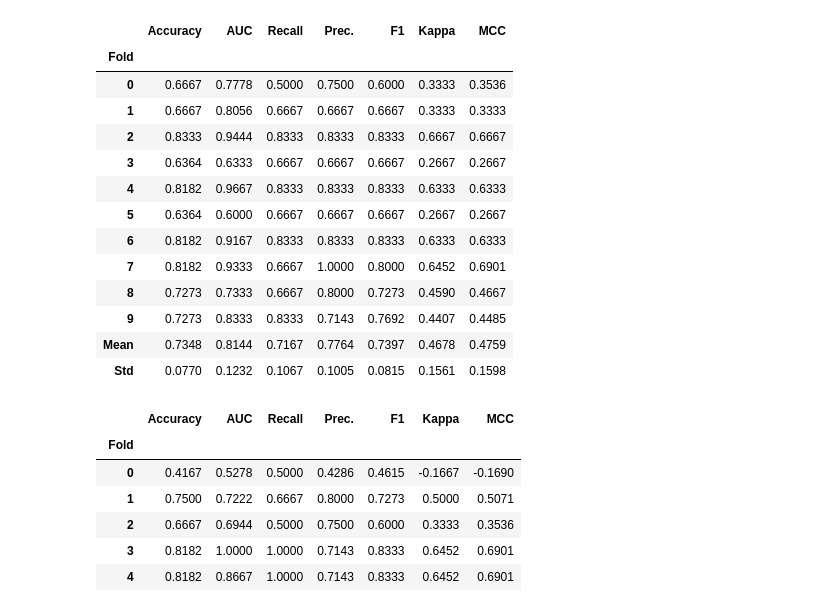
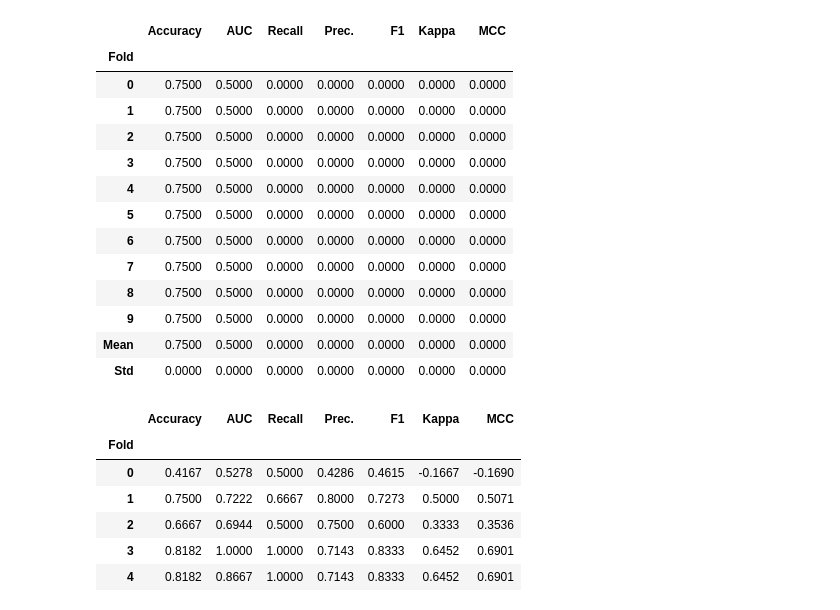
Before and after one commit to GuberXZ/PIC, a Jupyter notebook: Pycaret.ipynb, the cells around one changed output. Drawn from its saved outputs; the diff is of its cells as text; code cells hidden in the pictures.

```diff
--- a/Pycaret.ipynb
+++ b/Pycaret.ipynb
@@ -72,21 +72,21 @@ ExtraTreesClassifier(bootstrap=False, ccp_alpha=0.0, class_weight=None,
                      warm_start=False)
 # %%
-ET_classifier=create_model('et')
+ET_classifier=create_model('dummy')
 # %% [output]
 |  | Accuracy | AUC | Recall | Prec. | F1 | Kappa | MCC |
 | Fold |  |  |  |  |  |  |  |
-| 0 | 0.6667 | 0.7778 | 0.5000 | 0.7500 | 0.6000 | 0.3333 | 0.3536 |
-| 1 | 0.6667 | 0.8056 | 0.6667 | 0.6667 | 0.6667 | 0.3333 | 0.3333 |
-| 2 | 0.8333 | 0.9444 | 0.8333 | 0.8333 | 0.8333 | 0.6667 | 0.6667 |
-| 3 | 0.6364 | 0.6333 | 0.6667 | 0.6667 | 0.6667 | 0.2667 | 0.2667 |
-| 4 | 0.8182 | 0.9667 | 0.8333 | 0.8333 | 0.8333 | 0.6333 | 0.6333 |
-| 5 | 0.6364 | 0.6000 | 0.6667 | 0.6667 | 0.6667 | 0.2667 | 0.2667 |
-| 6 | 0.8182 | 0.9167 | 0.8333 | 0.8333 | 0.8333 | 0.6333 | 0.6333 |
-| 7 | 0.8182 | 0.9333 | 0.6667 | 1.0000 | 0.8000 | 0.6452 | 0.6901 |
-| 8 | 0.7273 | 0.7333 | 0.6667 | 0.8000 | 0.7273 | 0.4590 | 0.4667 |
-| 9 | 0.7273 | 0.8333 | 0.8333 | 0.7143 | 0.7692 | 0.4407 | 0.4485 |
-| Mean | 0.7348 | 0.8144 | 0.7167 | 0.7764 | 0.7397 | 0.4678 | 0.4759 |
-| Std | 0.0770 | 0.1232 | 0.1067 | 0.1005 | 0.0815 | 0.1561 | 0.1598 |
+| 0 | 0.7500 | 0.5000 | 0.0000 | 0.0000 | 0.0000 | 0.0000 | 0.0000 |
+| 1 | 0.7500 | 0.5000 | 0.0000 | 0.0000 | 0.0000 | 0.0000 | 0.0000 |
+| 2 | 0.7500 | 0.5000 | 0.0000 | 0.0000 | 0.0000 | 0.0000 | 0.0000 |
+| 3 | 0.7500 | 0.5000 | 0.0000 | 0.0000 | 0.0000 | 0.0000 | 0.0000 |
+| 4 | 0.7500 | 0.5000 | 0.0000 | 0.0000 | 0.0000 | 0.0000 | 0.0000 |
+| 5 | 0.7500 | 0.5000 | 0.0000 | 0.0000 | 0.0000 | 0.0000 | 0.0000 |
+| 6 | 0.7500 | 0.5000 | 0.0000 | 0.0000 | 0.0000 | 0.0000 | 0.0000 |
+| 7 | 0.7500 | 0.5000 | 0.0000 | 0.0000 | 0.0000 | 0.0000 | 0.0000 |
+| 8 | 0.7500 | 0.5000 | 0.0000 | 0.0000 | 0.0000 | 0.0000 | 0.0000 |
+| 9 | 0.7500 | 0.5000 | 0.0000 | 0.0000 | 0.0000 | 0.0000 | 0.0000 |
+| Mean | 0.7500 | 0.5000 | 0.0000 | 0.0000 | 0.0000 | 0.0000 | 0.0000 |
+| Std | 0.0000 | 0.0000 | 0.0000 | 0.0000 | 0.0000 | 0.0000 | 0.0000 |
 # %%
 ET_tunned=tune_model(ET_classifier)
 # %% [output]
```
Also changed, not shown: parts of 3 cells of this notebook, 3 other files.
